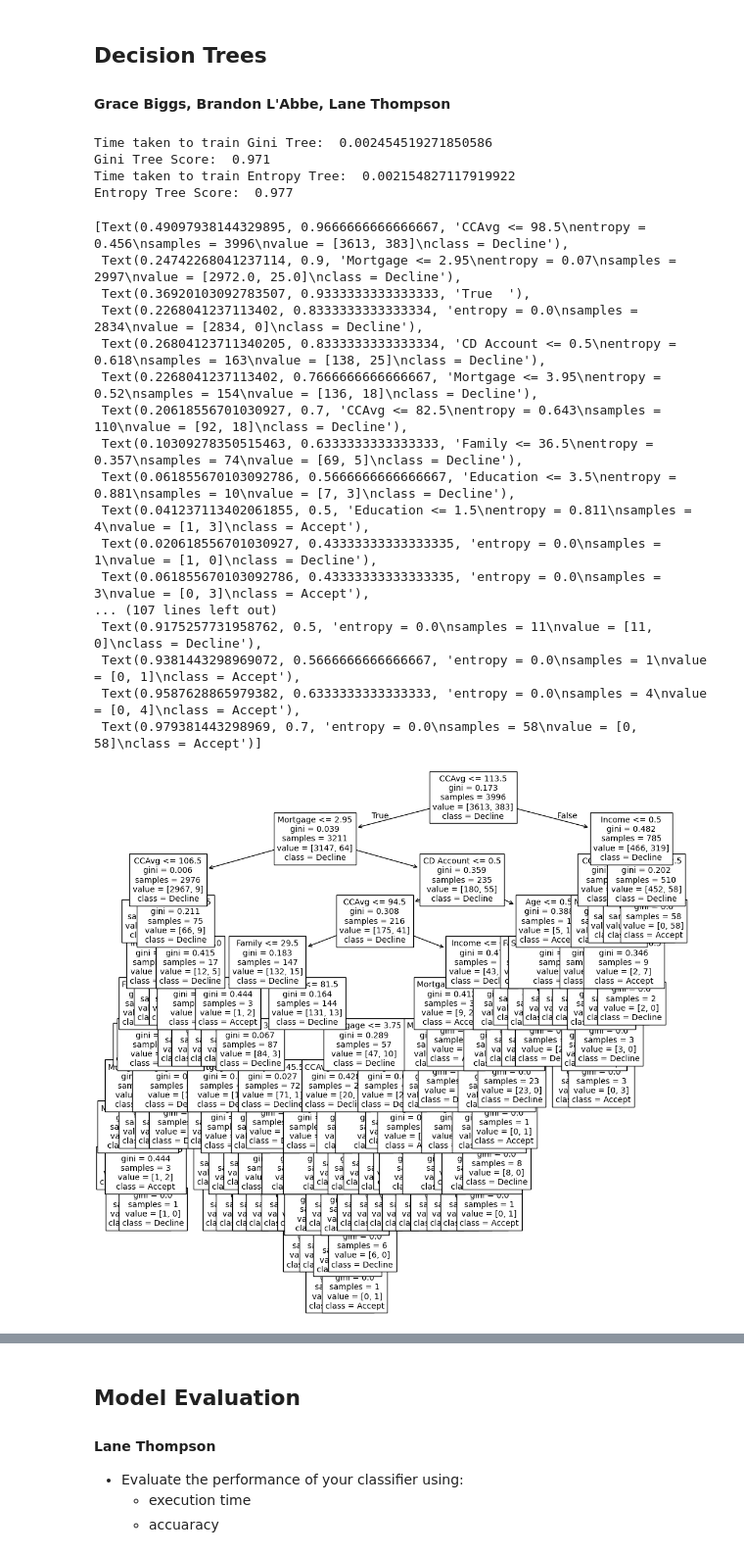
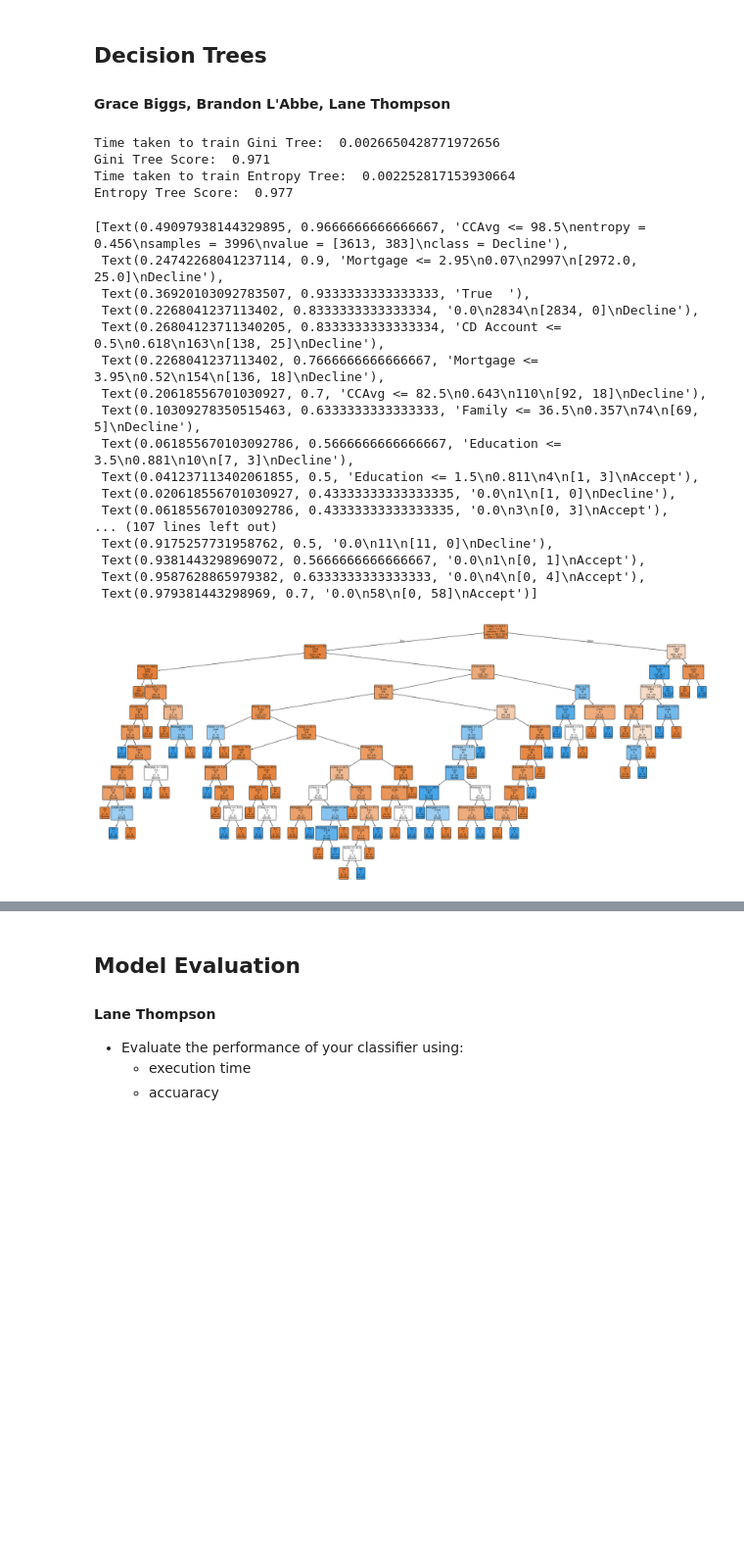
Before and after one commit to stlngds/CS372, a Jupyter notebook: Assignment2/Assignment2_Group5.ipynb, the cells around one changed output, grey strips where cells are left out. Shown at 98% size. Cells and saved outputs as stored; diff of their text form; code cells hidden in the pictures; blank space fills up the shorter version.

Commit message:
Formatted tree visualizations

```diff
--- a/Assignment2/Assignment2_Group5.ipynb
+++ b/Assignment2/Assignment2_Group5.ipynb
@@ -104,51 +104,51 @@ state_value = 42
 X_processed = ct.fit_transform(X)
 # split the data into training and validation sets
 data_train, data_test, label_train, label_test = sklearn.model_selection.train_test_split(X_processed, y, test_size=0.2, random_state=state_value, stratify=y)
 
 # Build and compare two Decision Trees, based on Gini Impurity and Entropy.
 start = time.time()
 gini_tree = sklearn.tree.DecisionTreeClassifier(criterion='gini',random_state=state_value)
 gini_tree.fit(data_train, label_train)
 end = time.time()
 gini_train_time = end - start
 print("Time taken to train Gini Tree: ", gini_train_time)
 print("Gini Tree Score: ", gini_tree.score(data_test, label_test))
 start = time.time()
 entropy_tree = sklearn.tree.DecisionTreeClassifier(criterion='entropy',random_state=state_value)
 entropy_tree.fit(data_train, label_train)
 end = time.time()
 entropy_train_time = end - start
 print("Time taken to train Entropy Tree: ", entropy_train_time)
 print("Entropy Tree Score: ", entropy_tree.score(data_test, label_test))
 
 
 # Visualize the fully-grown Decision Trees you built with a tree graph.
 # Include the feature name in the visualization of the trees, not the index of the feature.
-plt.figure(figsize=(12,12))
-sklearn.tree.plot_tree(gini_tree, fontsize=10, feature_names=df.columns, class_names=["Decline", "Accept"]) # TODO: Does this feature names list include the target feature? (Personal Loan?) Also, are these class names in the right order?
+plt.figure(figsize=(35,15))
+sklearn.tree.plot_tree(gini_tree, fontsize=7, feature_names=df.columns, class_names=["Decline", "Accept"], label='root', filled=True, rounded=True) # TODO: Does this feature names list include the target feature? (Personal Loan?) Also, are these class names in the right order?
 
-plt.figure(figsize=(12,12))
-sklearn.tree.plot_tree(entropy_tree, fontsize=10, feature_names=df.columns, class_names=["Decline", "Accept"])
+plt.figure(figsize=(35,18))
+sklearn.tree.plot_tree(entropy_tree, fontsize=10, feature_names=df.columns, class_names=["Decline", "Accept"], label='root', filled=True, rounded=True)
 # %% [output]
-Time taken to train Gini Tree:  0.002454519271850586
+Time taken to train Gini Tree:  0.0026650428771972656
 Gini Tree Score:  0.971
-Time taken to train Entropy Tree:  0.002154827117919922
+Time taken to train Entropy Tree:  0.002252817153930664
 Entropy Tree Score:  0.977
 [Text(0.49097938144329895, 0.9666666666666667, 'CCAvg <= 98.5\nentropy = 0.456\nsamples = 3996\nvalue = [3613, 383]\nclass = Decline'),
- Text(0.24742268041237114, 0.9, 'Mortgage <= 2.95\nentropy = 0.07\nsamples = 2997\nvalue = [2972.0, 25.0]\nclass = Decline'),
+ Text(0.24742268041237114, 0.9, 'Mortgage <= 2.95\n0.07\n2997\n[2972.0, 25.0]\nDecline'),
  Text(0.36920103092783507, 0.9333333333333333, 'True  '),
- Text(0.2268041237113402, 0.8333333333333334, 'entropy = 0.0\nsamples = 2834\nvalue = [2834, 0]\nclass = Decline'),
- Text(0.26804123711340205, 0.8333333333333334, 'CD Account <= 0.5\nentropy = 0.618\nsamples = 163\nvalue = [138, 25]\nclass = Decline'),
- Text(0.2268041237113402, 0.7666666666666667, 'Mortgage <= 3.95\nentropy = 0.52\nsamples = 154\nvalue = [136, 18]\nclass = Decline'),
- Text(0.20618556701030927, 0.7, 'CCAvg <= 82.5\nentropy = 0.643\nsamples = 110\nvalue = [92, 18]\nclass = Decline'),
- Text(0.10309278350515463, 0.6333333333333333, 'Family <= 36.5\nentropy = 0.357\nsamples = 74\nvalue = [69, 5]\nclass = Decline'),
- Text(0.061855670103092786, 0.5666666666666667, 'Education <= 3.5\nentropy = 0.881\nsamples = 10\nvalue = [7, 3]\nclass = Decline'),
- Text(0.041237113402061855, 0.5, 'Education <= 1.5\nentropy = 0.811\nsamples = 4\nvalue = [1, 3]\nclass = Accept'),
- Text(0.020618556701030927, 0.43333333333333335, 'entropy = 0.0\nsamples = 1\nvalue = [1, 0]\nclass = Decline'),
- Text(0.061855670103092786, 0.43333333333333335, 'entropy = 0.0\nsamples = 3\nvalue = [0, 3]\nclass = Accept'),
+ Text(0.2268041237113402, 0.8333333333333334, '0.0\n2834\n[2834, 0]\nDecline'),
+ Text(0.26804123711340205, 0.8333333333333334, 'CD Account <= 0.5\n0.618\n163\n[138, 25]\nDecline'),
+ Text(0.2268041237113402, 0.7666666666666667, 'Mortgage <= 3.95\n0.52\n154\n[136, 18]\nDecline'),
+ Text(0.20618556701030927, 0.7, 'CCAvg <= 82.5\n0.643\n110\n[92, 18]\nDecline'),
+ Text(0.10309278350515463, 0.6333333333333333, 'Family <= 36.5\n0.357\n74\n[69, 5]\nDecline'),
+ Text(0.061855670103092786, 0.5666666666666667, 'Education <= 3.5\n0.881\n10\n[7, 3]\nDecline'),
+ Text(0.041237113402061855, 0.5, 'Education <= 1.5\n0.811\n4\n[1, 3]\nAccept'),
+ Text(0.020618556701030927, 0.43333333333333335, '0.0\n1\n[1, 0]\nDecline'),
+ Text(0.061855670103092786, 0.43333333333333335, '0.0\n3\n[0, 3]\nAccept'),
 ... (107 lines left out)
- Text(0.9175257731958762, 0.5, 'entropy = 0.0\nsamples = 11\nvalue = [11, 0]\nclass = Decline'),
- Text(0.9381443298969072, 0.5666666666666667, 'entropy = 0.0\nsamples = 1\nvalue = [0, 1]\nclass = Accept'),
- Text(0.9587628865979382, 0.6333333333333333, 'entropy = 0.0\nsamples = 4\nvalue = [0, 4]\nclass = Accept'),
- Text(0.979381443298969, 0.7, 'entropy = 0.0\nsamples = 58\nvalue = [0, 58]\nclass = Accept')]
+ Text(0.9175257731958762, 0.5, '0.0\n11\n[11, 0]\nDecline'),
+ Text(0.9381443298969072, 0.5666666666666667, '0.0\n1\n[0, 1]\nAccept'),
+ Text(0.9587628865979382, 0.6333333333333333, '0.0\n4\n[0, 4]\nAccept'),
+ Text(0.979381443298969, 0.7, '0.0\n58\n[0, 58]\nAccept')]
-[figure, old version]
+[figure, new version]
```
Also changed, not shown: parts of 5 cells of this notebook.
